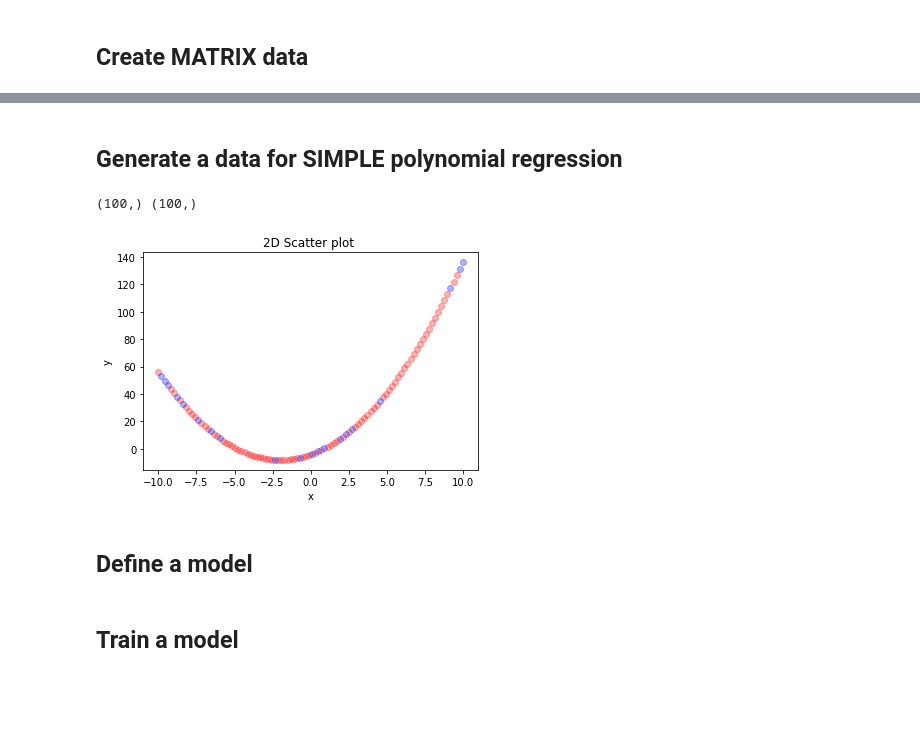
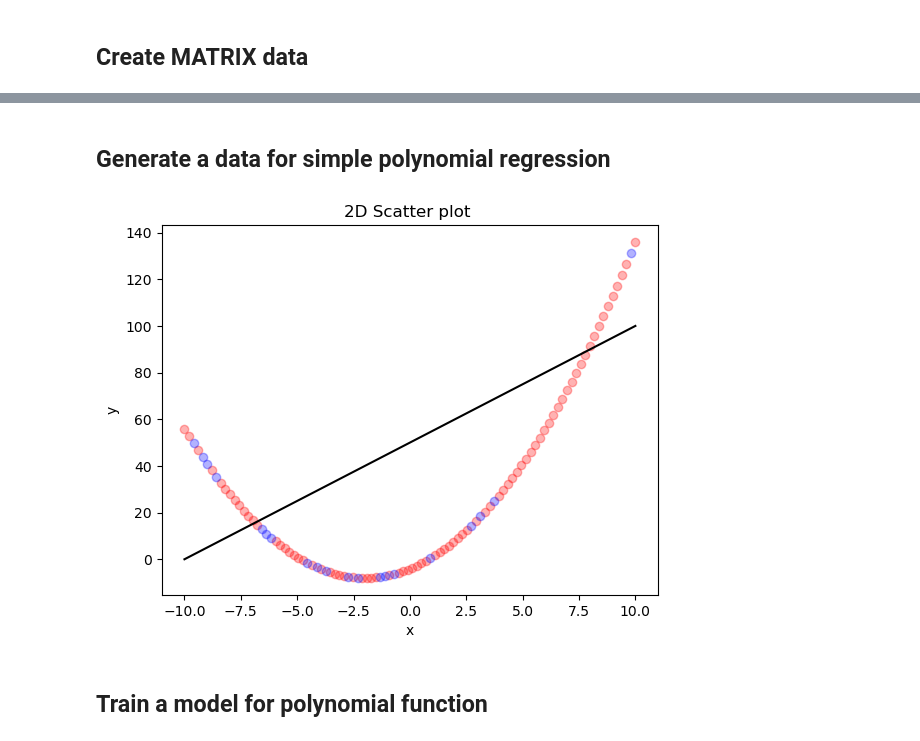
Before and after one commit to beatazor/low-rank-transport, a Jupyter notebook: notebooks/NN_polynomial.ipynb, the cells around one changed output, grey strips where cells are left out. Drawn from its saved outputs; the diff is of its cells as text; code cells hidden in the pictures; blank space fills up the shorter version.

```diff
--- a/notebooks/NN_polynomial.ipynb
+++ b/notebooks/NN_polynomial.ipynb
@@ -69,9 +99,5 @@ plt.show()
 # %% [markdown]
-## Generate a data for SIMPLE polynomial regression
+## Generate a data for simple polynomial regression
-# %%
-print(t_values.shape, shifted_t_values.shape)
-# %% [output]
-(100,) (100,)
 # %%
 np.random.shuffle(t_values)
 np.random.seed(42)
@@ -81,21 +107,24 @@ val_size = cols - train_size
 
 x_train = t_values[:train_size]
 x_val = t_values[train_size:]
-y_train = np.polyval(coefficients1,x_train) #/np.polyval(coefficients2,x_train)
-y_val = np.polyval(coefficients1,x_val) #/np.polyval(coefficients2,x_val)
+y_train_pol = np.polyval(coefficients1,x_train)
+y_val_pol = np.polyval(coefficients1,x_val)
 # %%
 x_train = torch.tensor(x_train, dtype=torch.float32)
 x_val = torch.tensor(x_val, dtype=torch.float32)
-y_train = torch.tensor(y_train, dtype=torch.float32)
-y_val = torch.tensor(y_val, dtype=torch.float32)
+y_train_pol = torch.tensor(y_train_pol, dtype=torch.float32)
+y_val_pol = torch.tensor(y_val_pol, dtype=torch.float32)
 # %%
-plt.scatter(x_train, y_train, alpha = 0.3, marker = 'o', color = 'r')
-plt.scatter(x_val, y_val, alpha = 0.3, marker = 'o', color = 'b')
+p_coefficients_init = [50,5,0]
+t_values = np.linspace(-10, 10, cols)
+y_values_pol = np.polyval(np.flip(p_coefficients_init), t_values)
+
+plt.scatter(x_train, y_train_pol, alpha = 0.3, marker = 'o', color = 'r')
+plt.scatter(x_val, y_val_pol, alpha = 0.3, marker = 'o', color = 'b')
+plt.plot(t_values,y_values_pol, color = 'k')
 plt.title('2D Scatter plot ')
 plt.xlabel('x')
 plt.ylabel('y')
 plt.show()
 # %% [output]
-[figure, old version]
+[figure, new version]
-# %% [markdown]
-## Define a model
@@ -131,5 +131,5 @@ class ShiftPredictionModel(nn.Module):
 # %% [markdown]
-## Train a model
+## Train a model for polynomial function
 # %%
 def total_variation(shift):
     return torch.sum(torch.abs(shift[..., 1:] - shift[..., :-1]))
```
Also changed, not shown: parts of 19 cells of this notebook.
